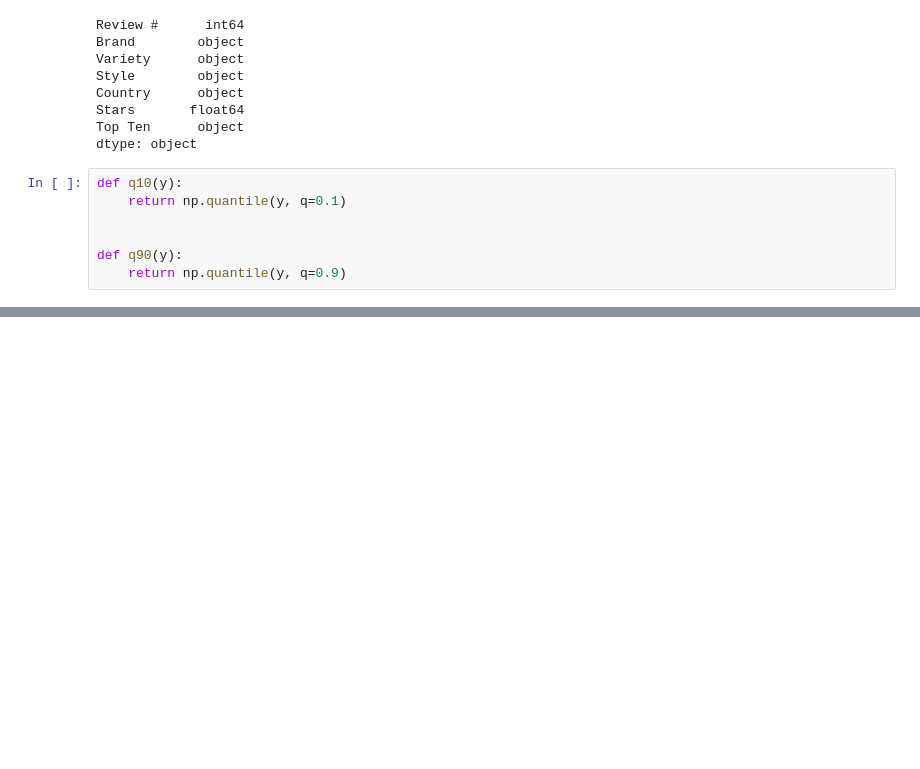
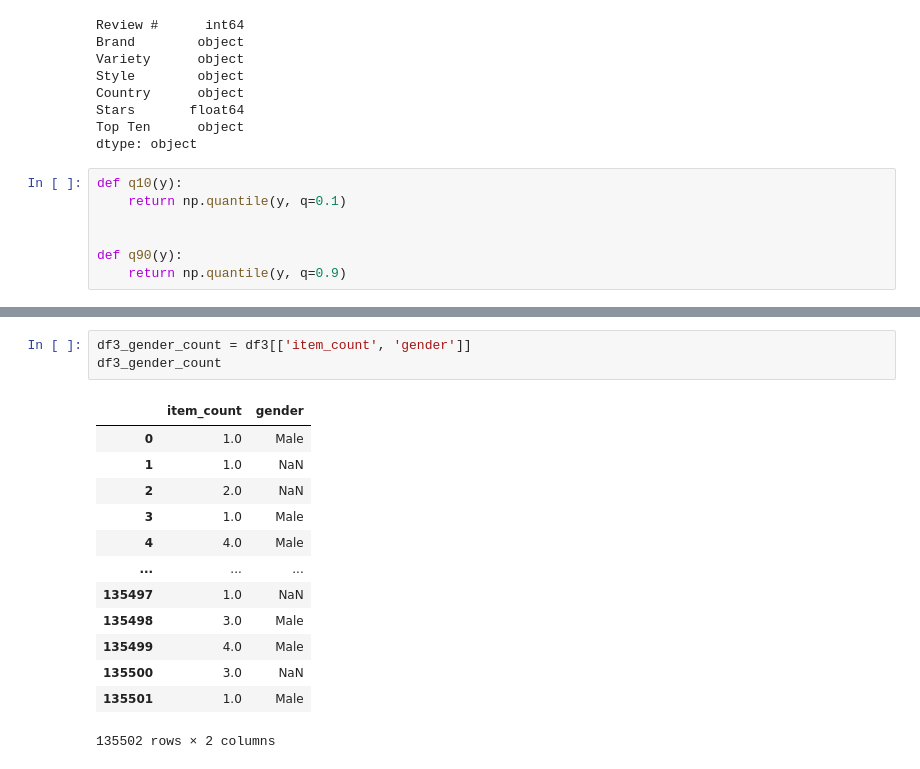
Before and after one commit to yellowsimulator/uib-fall-2020, a Jupyter notebook: assignments/assignement5/assignment5.ipynb, the cells around one changed output, grey strips where cells are left out. Drawn from its saved outputs; the diff is of its cells as text; blank space fills up the shorter version.

```diff
--- a/assignments/assignement5/assignment5.ipynb
+++ b/assignments/assignement5/assignment5.ipynb
@@ -185,0 +277,17 @@ df2_group_by_country_mean_qunatiles
+# %%
+df3_gender_count = df3[['item_count', 'gender']]
+df3_gender_count
+# %% [output]
+|  | item_count | gender |
+| 0 | 1.0 | Male |
+| 1 | 1.0 | NaN |
+| 2 | 2.0 | NaN |
+| 3 | 1.0 | Male |
+| 4 | 4.0 | Male |
+| ... | ... | ... |
+| 135497 | 1.0 | NaN |
+| 135498 | 3.0 | Male |
+| 135499 | 4.0 | Male |
+| 135500 | 3.0 | NaN |
+| 135501 | 1.0 | Male |
+135502 rows × 2 columns
```
Also changed, not shown: parts of 26 cells of this notebook.
